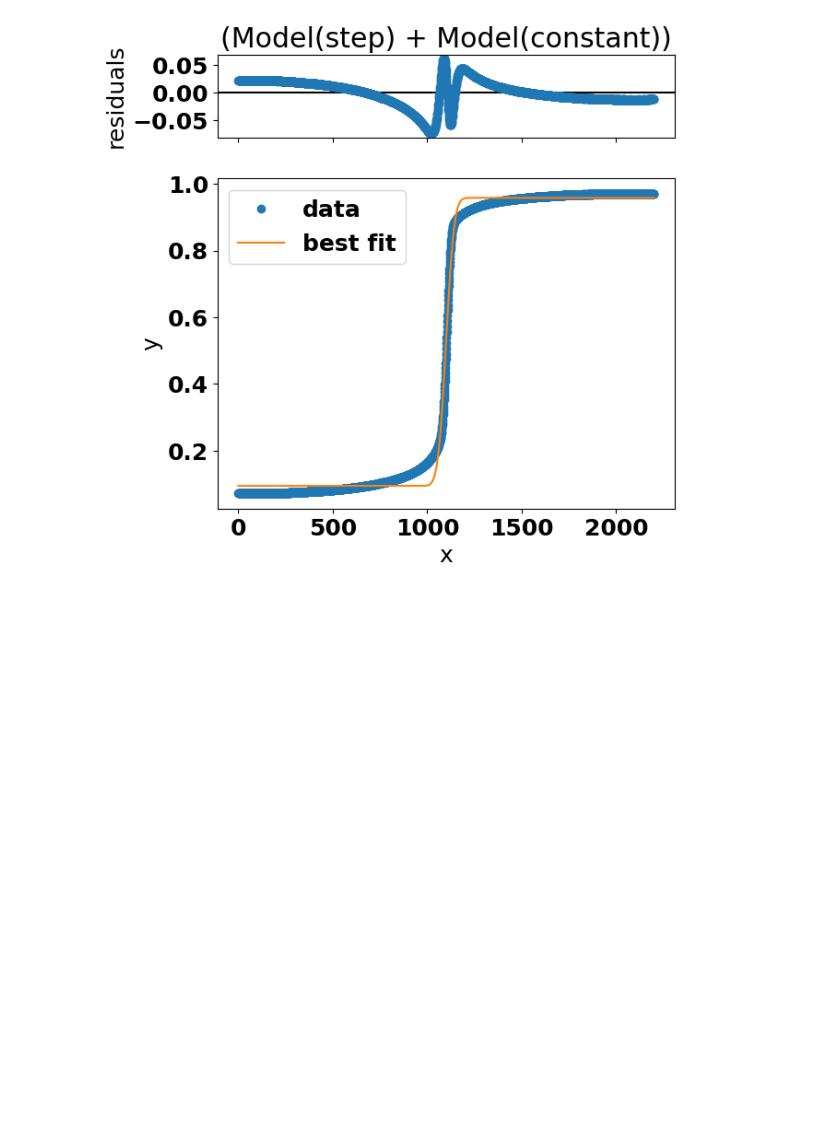
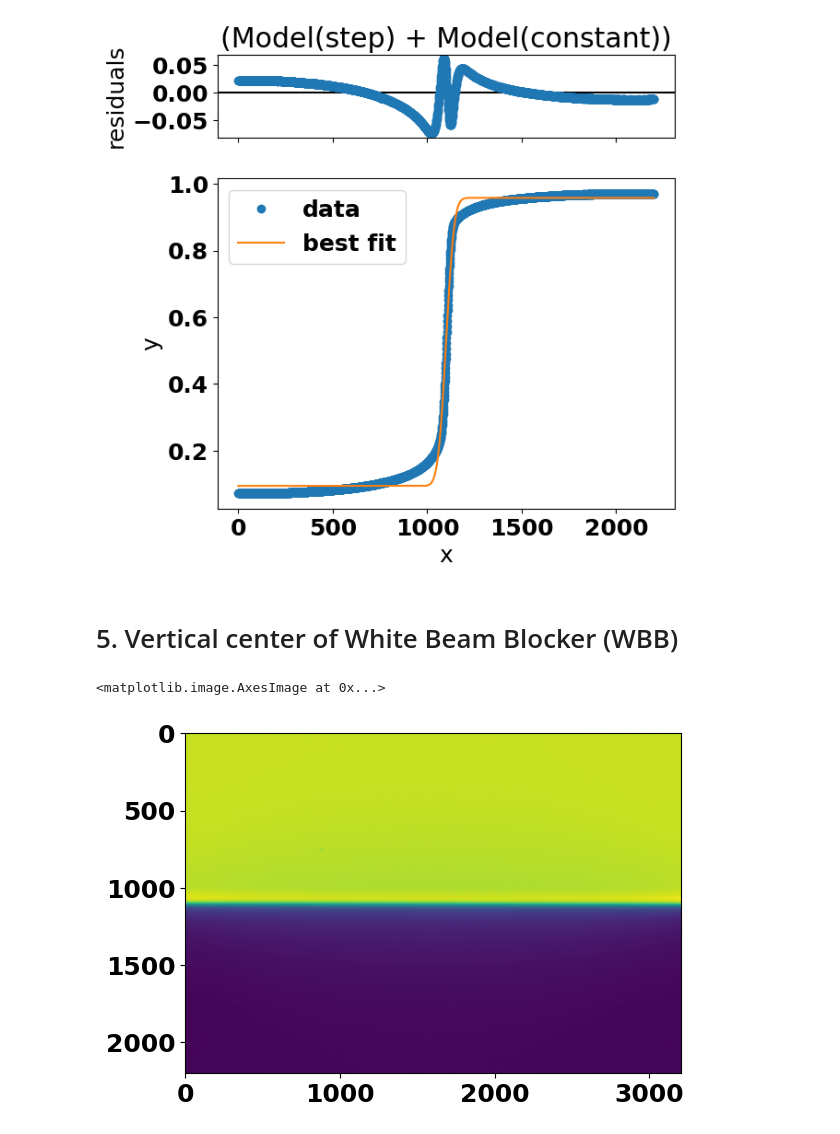
Before and after one commit to gianthk/BEATS_raytracing, a Jupyter notebook: BEATS_commissioning_ver_beam_positions.ipynb, the cells around one changed output. Cells and saved outputs as stored; diff of their text form; code cells hidden in the pictures; blank space fills up the shorter version.

```diff
--- a/BEATS_commissioning_ver_beam_positions.ipynb
+++ b/BEATS_commissioning_ver_beam_positions.ipynb
@@ -353,3 +353,13 @@ Correlations (unreported values are < 0.100)
 | center | c | +0.1643 |
 | sigma | c | -0.1345 |
 [figure]
+# %% [markdown]
+# 5. Vertical center of White Beam Blocker (WBB)
+# %%
+im = tifffile.imread('/PETRA/SED/BEATS/IH/scratch/DMM_commissioning/FLIR_2X_WBB_Y6.93mm.tif')
+im_flat = tifffile.imread('/PETRA/SED/BEATS/IH/scratch/DMM_commissioning/FLIR_2X_WBB_Y6.93mm_flat.tif')
+# %%
+plt.imshow(im/im_flat)
+# %% [output]
+<matplotlib.image.AxesImage at 0x...>
+[figure, added]
```
Also changed, not shown: parts of 12 cells of this notebook.
